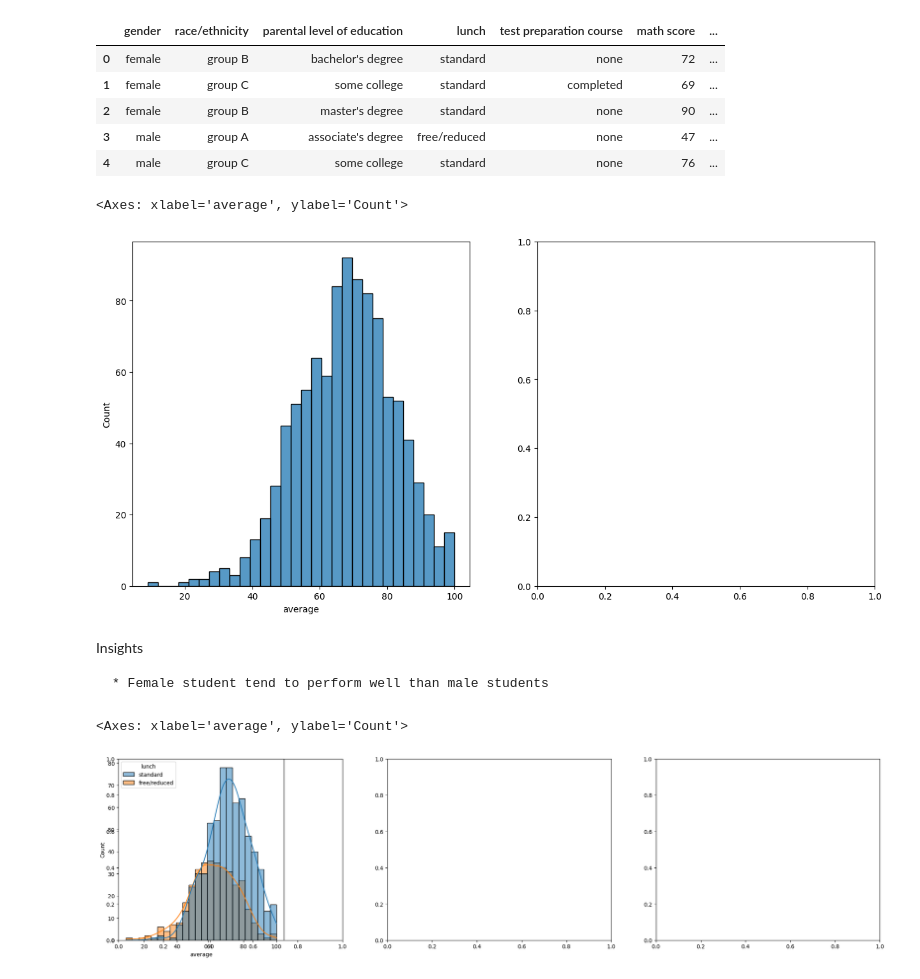
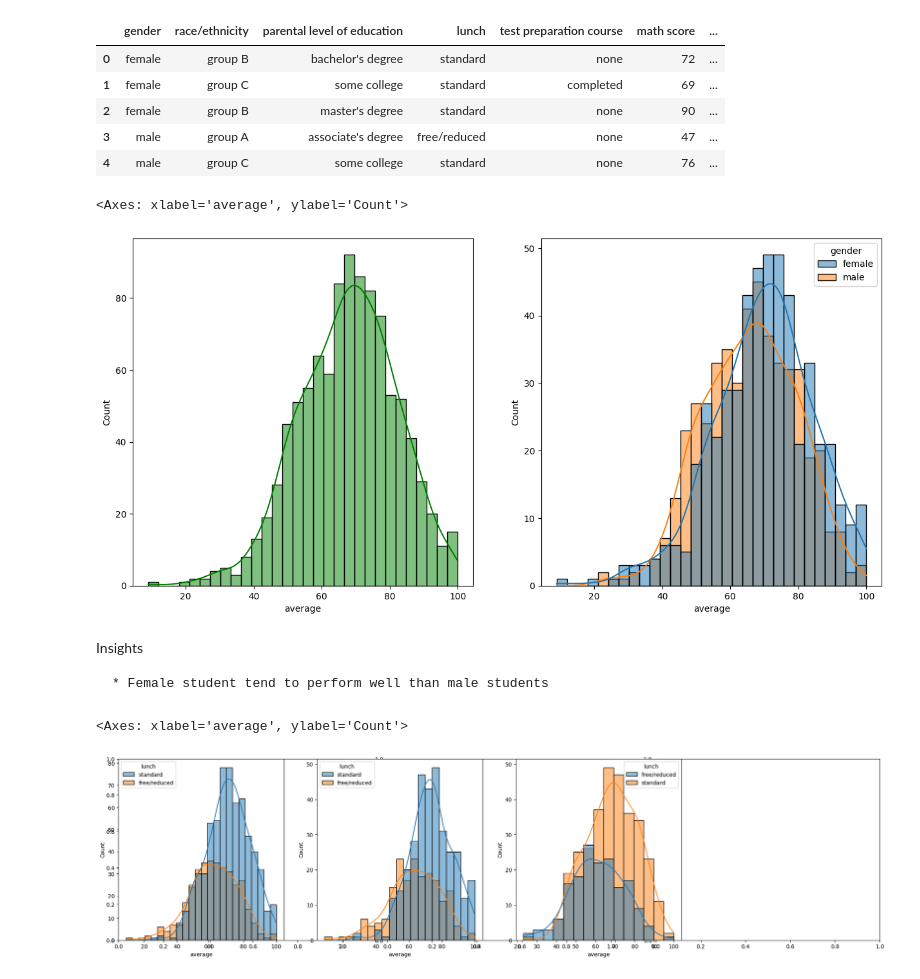
Before and after one commit to Happinessprashant/PythonLab, a Jupyter notebook: Machine Learning/EDA/EDA2.ipynb, the cells around one changed output. Cells and saved outputs as stored; diff of their text form; code cells hidden in the pictures.

```diff
--- a/Machine Learning/EDA/EDA2.ipynb
+++ b/Machine Learning/EDA/EDA2.ipynb
@@ -237,12 +233,14 @@ df.head()
 # %%
 ## Explore More Visualization
 
 fig,axis=plt.subplots(1,2,figsize=(15,7))
 plt.subplot(121)
-sns.histplot(data=df,x='average', bins=30 ,)
+sns.histplot(data=df,x='average', bins=30 ,kde=True, color='g')
+plt.subplot(122)
+sns.histplot(data=df,x='average', bins=30 ,kde=True,hue='gender', color='g')
 # %% [output]
 <Axes: xlabel='average', ylabel='Count'>
-[figure, old version]
+[figure, new version]
 # %% [markdown]
 Insights
 
@@ -252,6 +250,10 @@ Insights
 plt.subplots(1,3,figsize=(25,6))
 plt.subplot(141)
 sns.histplot(data=df,x="average", kde=True, hue="lunch")
+plt.subplot(142)
+sns.histplot(data=df[df.gender=='female'],x="average", kde=True, hue="lunch")
+plt.subplot(143)
+sns.histplot(data=df[df.gender=='male'],x="average", kde=True, hue="lunch")
 # %% [output]
 <Axes: xlabel='average', ylabel='Count'>
-[figure, old version]
+[figure, new version]
```
Also changed, not shown: parts of 10 cells of this notebook, 1 other file.
